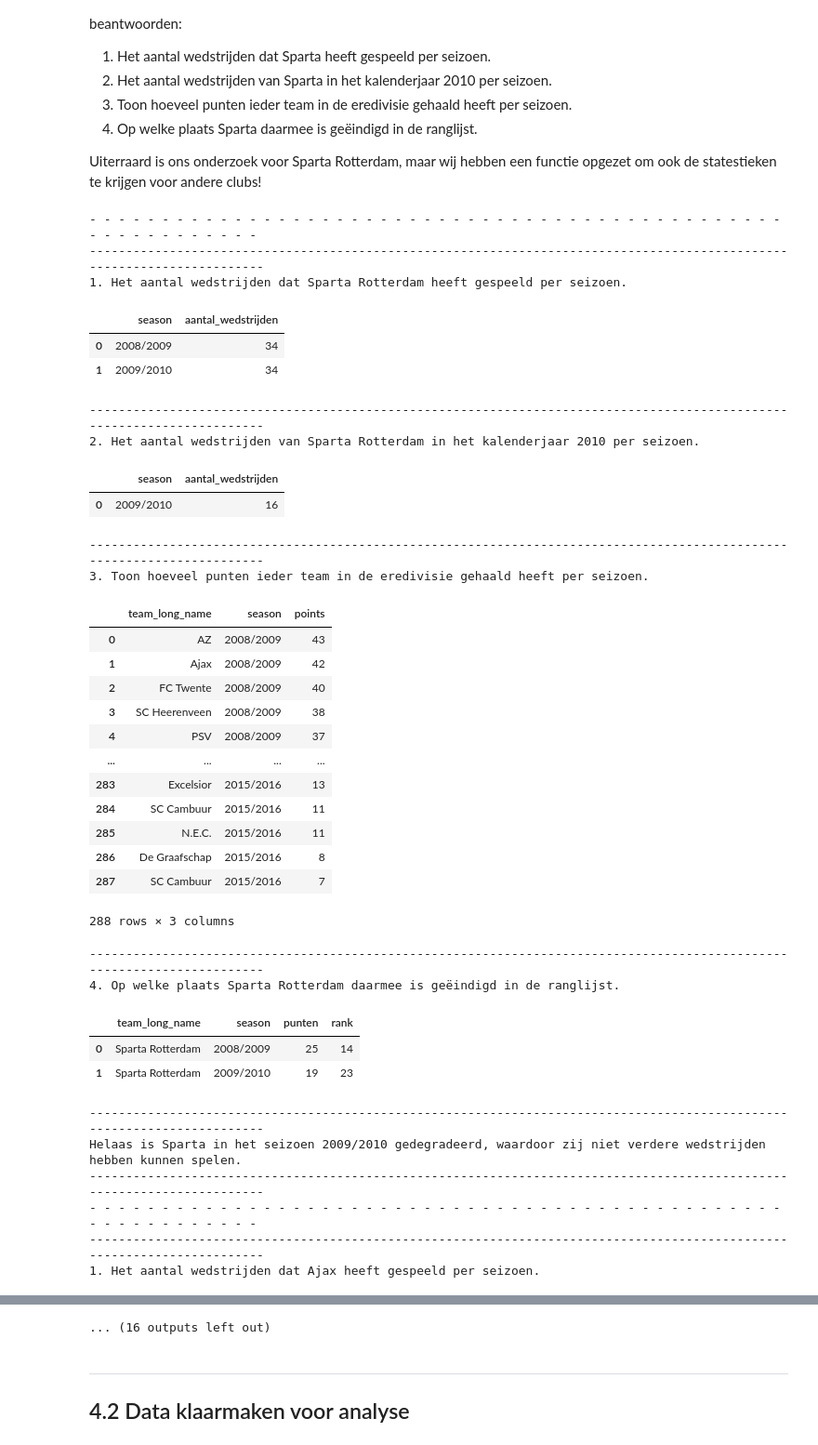
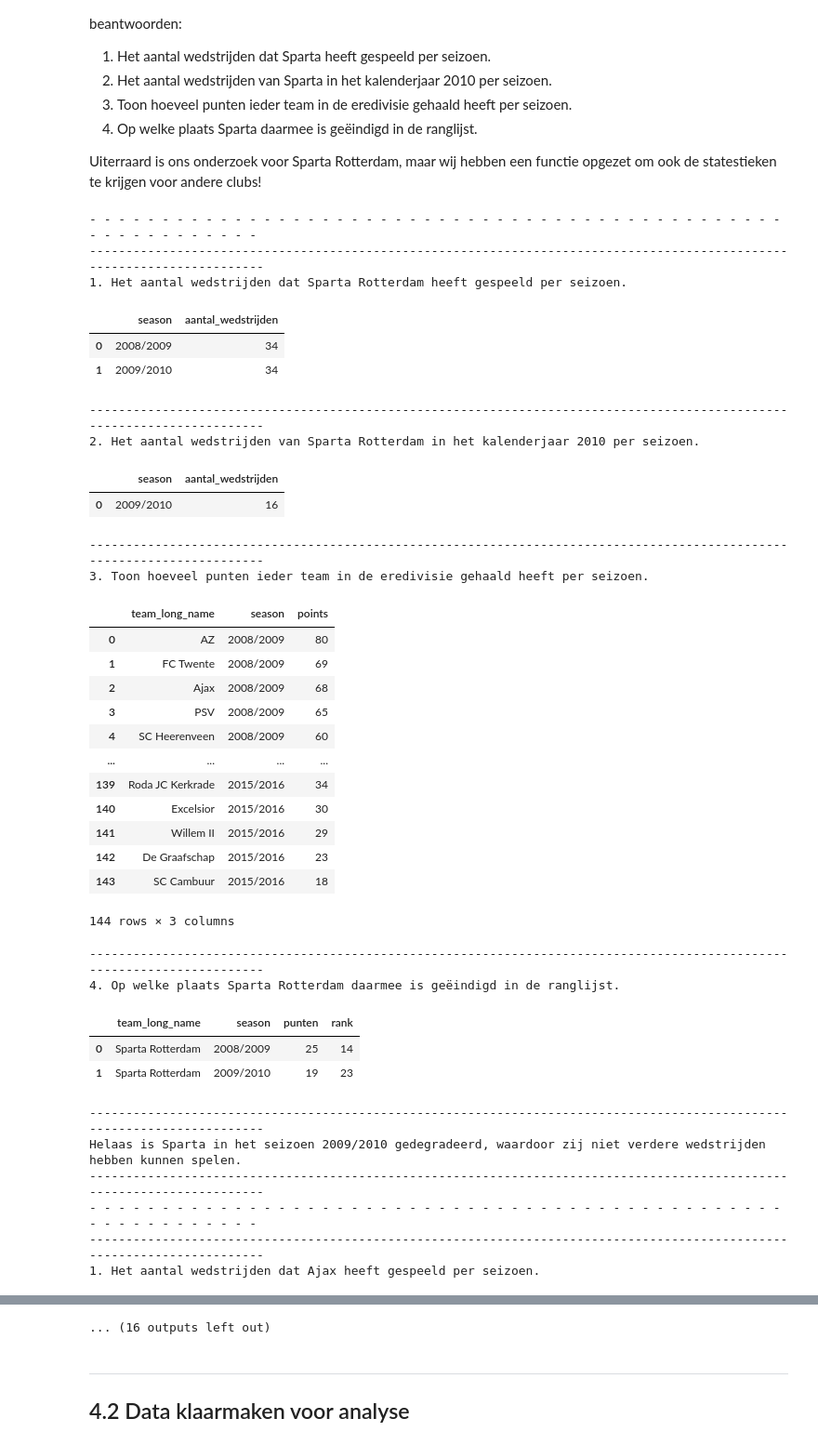
Before and after one commit to EchoinSilences/Datalab2, a Jupyter notebook: Report.ipynb, the cells around one changed output, grey strips where cells are left out. Shown at 93% size. Cells and saved outputs as stored; diff of their text form; code cells hidden in the pictures.

Commit message:
final push punten df

```diff
--- a/Report.ipynb
+++ b/Report.ipynb
@@ -604,7 +604,7 @@ def antwoorden_vragen(team_naam, league_naam, jaar, export_points = False):
     # 3. Toon hoeveel punten ieder team in de eredivisie gehaald heeft per seizoen.
     if not export_points:
         df_3 = Onderzoek.sql_to_df(f"""
-        SELECT T.team_long_name, punten.season, punten.points
+        SELECT T.team_long_name, punten.season, SUM(punten.points) as points
         FROM (
             SELECT home_team_api_id AS team_api_id, season,
                 SUM(CASE
@@ -615,7 +615,9 @@ def antwoorden_vragen(team_naam, league_naam, jaar, export_points = False):
             FROM Match
             WHERE league_id = {league_id}
             GROUP BY season, home_team_api_id
+
             UNION ALL
+
             SELECT away_team_api_id AS team_api_id, season,
                 SUM(CASE
                     WHEN away_team_goal > home_team_goal THEN 3
@@ -627,11 +629,12 @@ def antwoorden_vragen(team_naam, league_naam, jaar, export_points = False):
             GROUP BY season, away_team_api_id
         ) AS punten
         JOIN Team AS T USING (team_api_id)
+        GROUP BY T.team_long_name, punten.season
         ORDER BY season, points DESC;
     """)
     else:
         df_3 = Onderzoek.sql_to_df(f"""
-        SELECT T.team_long_name, punten.points
+        SELECT T.team_long_name, SUM(punten.points) as points
         FROM (
             SELECT home_team_api_id AS team_api_id,
                 SUM(CASE
@@ -642,7 +645,9 @@ def antwoorden_vragen(team_naam, league_naam, jaar, export_points = False):
             FROM Match
             WHERE league_id = {league_id}
             GROUP BY home_team_api_id
+
             UNION ALL
+
             SELECT away_team_api_id AS team_api_id,
                 SUM(CASE
                     WHEN away_team_goal > home_team_goal THEN 3
@@ -716,45 +721,45 @@ def antwoorden_vragen(team_naam, league_naam, jaar, export_points = False):
         display(df_3)
         print('------'*20)
         print(f'4. Op welke plaats {team_naam} daarmee is geëindigd in de ranglijst.')
         display(df_4)
         print('------'*20)
 
 # Sparta Rotterdam
 antwoorden_vragen(team_naam='Sparta Rotterdam', league_naam='Netherlands Eredivisie', jaar='2010')
 print('Helaas is Sparta in het seizoen 2009/2010 gedegradeerd, waardoor zij niet verdere wedstrijden hebben kunnen spelen.')
 print('------'*20)
 
 # Ajax
 antwoorden_vragen(team_naam = 'Ajax', league_naam='Netherlands Eredivisie', jaar='2010')
 
 # AZ
 antwoorden_vragen(team_naam = 'AZ', league_naam='Netherlands Eredivisie', jaar='2010')
 # %% [output]
 - - - - - - - - - - - - - - - - - - - - - - - - - - - - - - - - - - - - - - - - - - - - - - - - - - - - - - - - - - - -
 ------------------------------------------------------------------------------------------------------------------------
 1. Het aantal wedstrijden dat Sparta Rotterdam heeft gespeeld per seizoen.
 |  | season | aantal_wedstrijden |
 | 0 | 2008/2009 | 34 |
 | 1 | 2009/2010 | 34 |
 ------------------------------------------------------------------------------------------------------------------------
 2. Het aantal wedstrijden van Sparta Rotterdam in het kalenderjaar 2010 per seizoen.
 |  | season | aantal_wedstrijden |
 | 0 | 2009/2010 | 16 |
 ------------------------------------------------------------------------------------------------------------------------
 3. Toon hoeveel punten ieder team in de eredivisie gehaald heeft per seizoen.
 |  | team_long_name | season | points |
-| 0 | AZ | 2008/2009 | 43 |
-| 1 | Ajax | 2008/2009 | 42 |
-| 2 | FC Twente | 2008/2009 | 40 |
-| 3 | SC Heerenveen | 2008/2009 | 38 |
-| 4 | PSV | 2008/2009 | 37 |
+| 0 | AZ | 2008/2009 | 80 |
+| 1 | FC Twente | 2008/2009 | 69 |
+| 2 | Ajax | 2008/2009 | 68 |
+| 3 | PSV | 2008/2009 | 65 |
+| 4 | SC Heerenveen | 2008/2009 | 60 |
 | ... | ... | ... | ... |
-| 283 | Excelsior | 2015/2016 | 13 |
-| 284 | SC Cambuur | 2015/2016 | 11 |
-| 285 | N.E.C. | 2015/2016 | 11 |
-| 286 | De Graafschap | 2015/2016 | 8 |
-| 287 | SC Cambuur | 2015/2016 | 7 |
+| 139 | Roda JC Kerkrade | 2015/2016 | 34 |
+| 140 | Excelsior | 2015/2016 | 30 |
+| 141 | Willem II | 2015/2016 | 29 |
+| 142 | De Graafschap | 2015/2016 | 23 |
+| 143 | SC Cambuur | 2015/2016 | 18 |
-288 rows × 3 columns
+144 rows × 3 columns
 ------------------------------------------------------------------------------------------------------------------------
 4. Op welke plaats Sparta Rotterdam daarmee is geëindigd in de ranglijst.
 |  | team_long_name | season | punten | rank |
```
Also changed, not shown: parts of 1 cell of this notebook.
